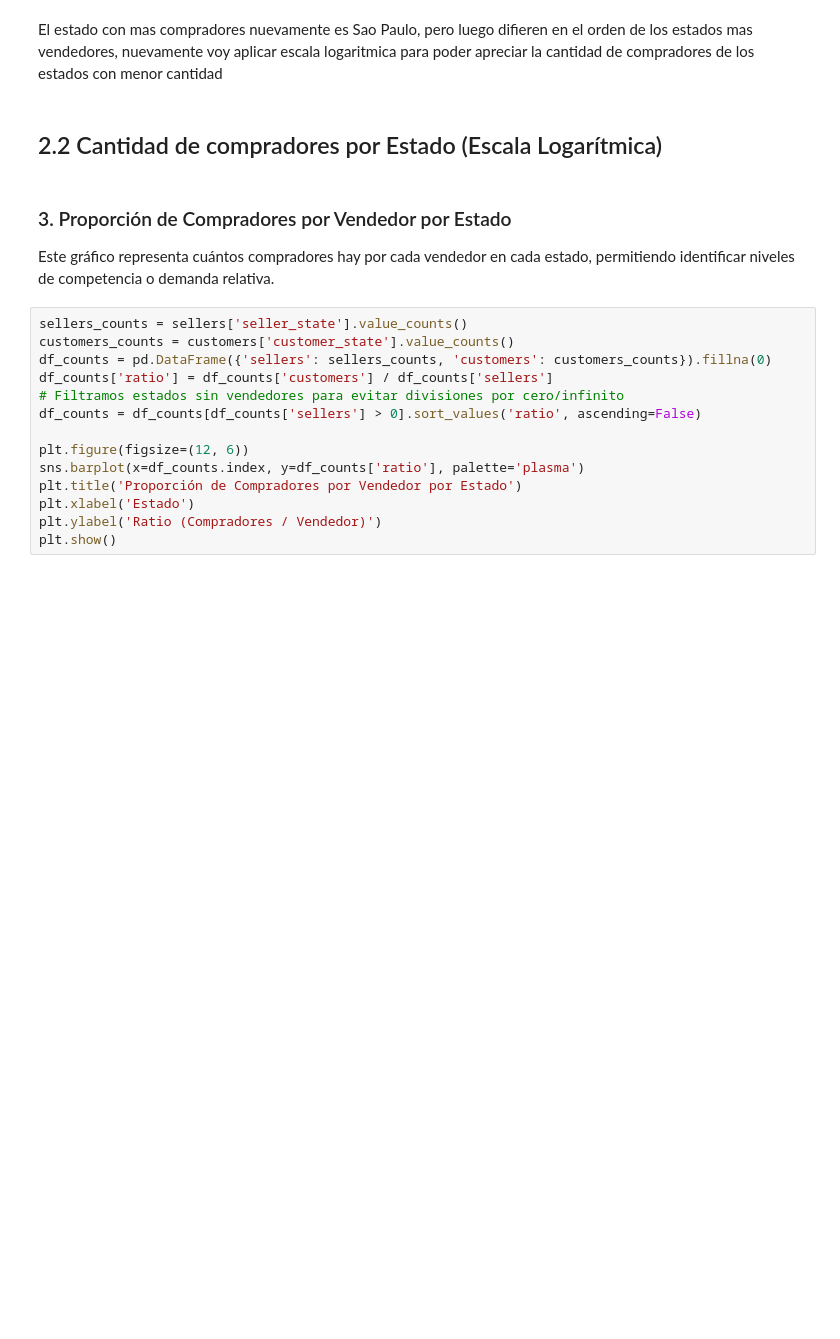
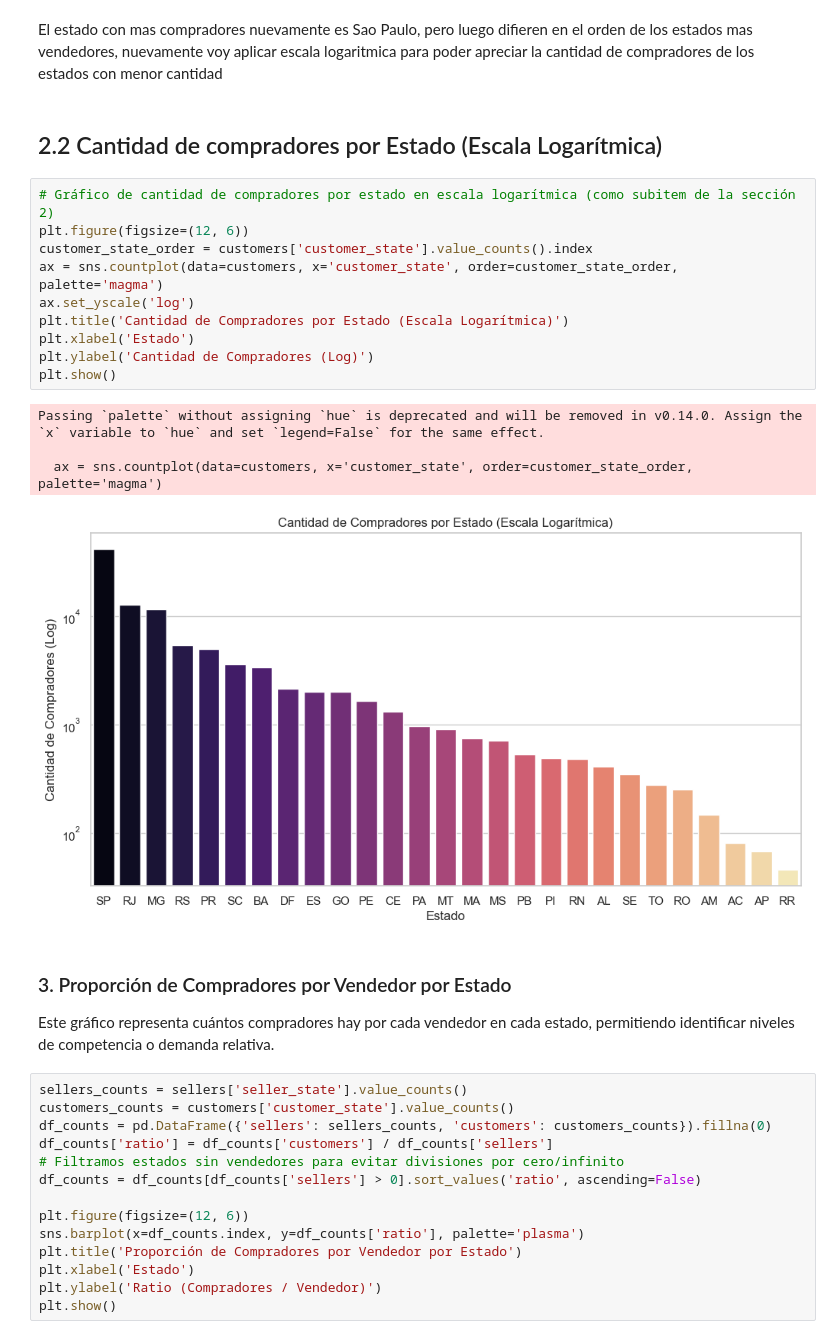
Before and after one commit to LeandroLocurcio/analisis-olist, a Jupyter notebook: EDA_1.ipynb, the cells around one changed output. Cells and saved outputs as stored; diff of their text form; blank space fills up the shorter version.

```diff
--- a/EDA_1.ipynb
+++ b/EDA_1.ipynb
@@ -164,6 +164,21 @@ Passing `palette` without assigning `hue` is deprecated and will be removed in v
 El estado con mas compradores nuevamente es Sao Paulo, pero luego difieren en el orden de los estados mas vendedores, nuevamente voy aplicar escala logaritmica para poder apreciar la cantidad de compradores de los estados con menor cantidad
 # %% [markdown]
 ## 2.2  Cantidad de compradores por Estado (Escala Logarítmica)
+# %%
+# Gráfico de cantidad de compradores por estado en escala logarítmica (como subitem de la sección 2)
+plt.figure(figsize=(12, 6))
+customer_state_order = customers['customer_state'].value_counts().index
+ax = sns.countplot(data=customers, x='customer_state', order=customer_state_order, palette='magma')
+ax.set_yscale('log')
+plt.title('Cantidad de Compradores por Estado (Escala Logarítmica)')
+plt.xlabel('Estado')
+plt.ylabel('Cantidad de Compradores (Log)')
+plt.show()
+# %% [output]
+Passing `palette` without assigning `hue` is deprecated and will be removed in v0.14.0. Assign the `x` variable to `hue` and set `legend=False` for the same effect.
+
+  ax = sns.countplot(data=customers, x='customer_state', order=customer_state_order, palette='magma')
+[figure, added]
 # %% [markdown]
 ### 3. Proporción de Compradores por Vendedor por Estado
 Este gráfico representa cuántos compradores hay por cada vendedor en cada estado, permitiendo identificar niveles de competencia o demanda relativa.
```
Also changed, not shown: parts of 3 cells of this notebook.
